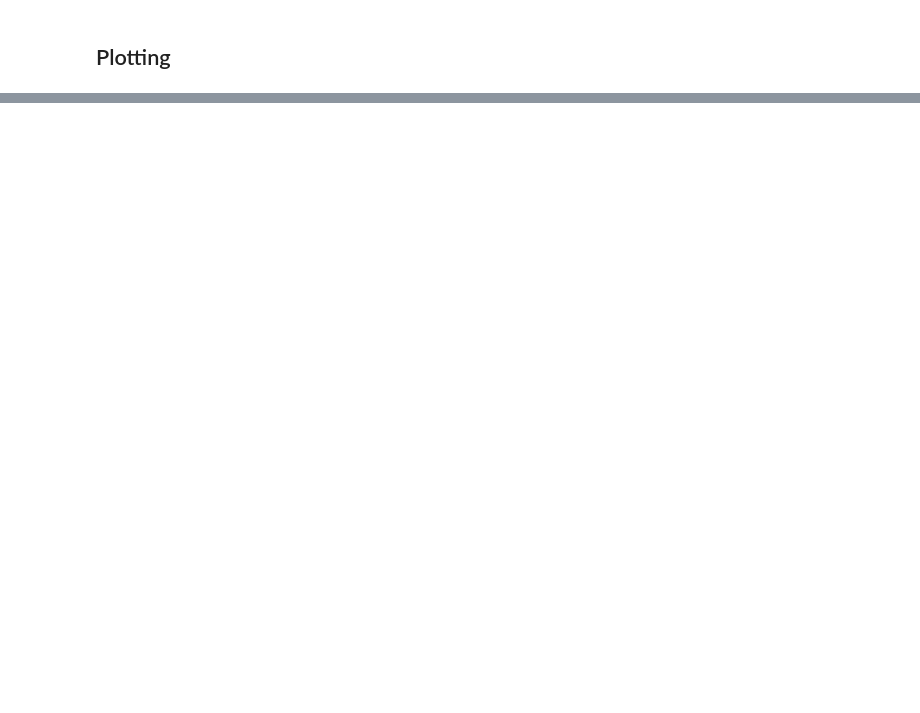
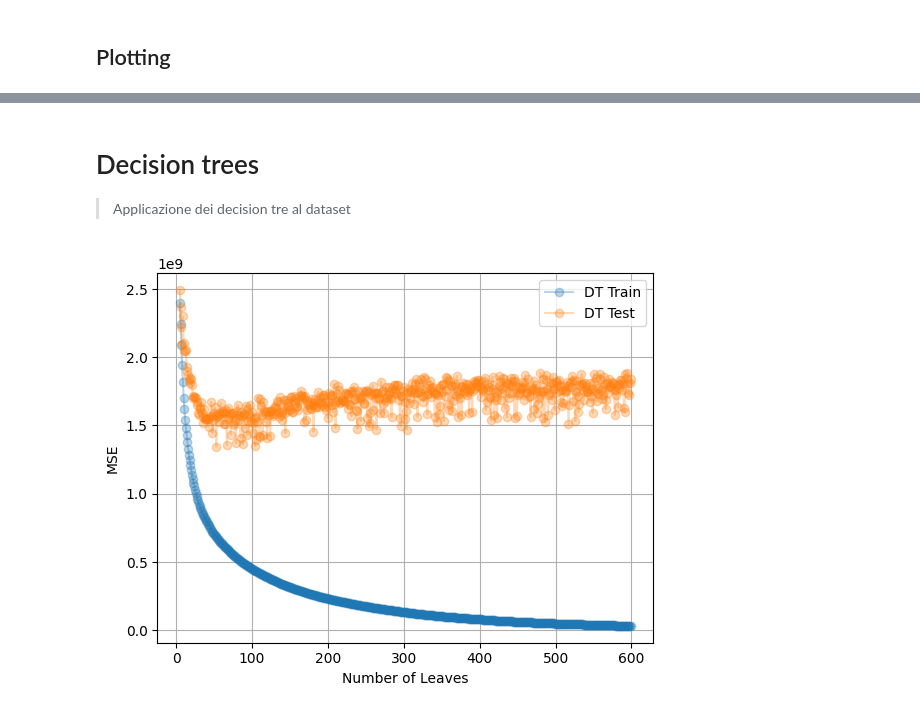
Before and after one commit to davide-tonetto-884585/House-Sale-Price-Prediction, a Jupyter notebook: script.ipynb, the cells around one changed output, grey strips where cells are left out. Cells and saved outputs as stored; diff of their text form; code cells hidden in the pictures; blank space fills up the shorter version.

Commit message:
confrontato errore algoritmi visti a lezione

```diff
--- a/script.ipynb
+++ b/script.ipynb
@@ -107,2 +106,50 @@ plt.show()
 [figure]
 [figure]
+# %% [markdown]
+# Decision trees
+> Applicazione dei decision tre al dataset
+# %%
+import pandas
+from scipy.io import arff
+from sklearn.tree import DecisionTreeRegressor, plot_tree
+from sklearn.model_selection import train_test_split
+from sklearn.metrics import mean_squared_error
+
+dataset = arff.loadarff('ames_housing.arff')
+data = pandas.DataFrame(dataset[0])
+
+X = data._get_numeric_data()
+X = X.loc[:, ~X.columns.isin(
+    ['Sale_Price', 'Longitude', 'Latitude', 'TotRms_AbvGrd'])]
+X = X.loc[:, ~X.columns.isin(
+    [col for col in X if len(X[col].value_counts()) < 13])]
+
+y = data['Sale_Price']
+
+# split dataset in train set and test set
+X_train, X_test, y_train, y_test = train_test_split(X, y, test_size=0.33, random_state=42)
+
+errors = []
+
+for max_leaves in range(5, 600):
+    # train and predict
+    dt = DecisionTreeRegressor(max_leaf_nodes=max_leaves)
+    dt.fit(X_train,y_train)
+
+    # compute Accuracy
+    train_acc = mean_squared_error(y_true=y_train, y_pred=dt.predict(X_train))
+    test_acc  = mean_squared_error(y_true=y_test,  y_pred=dt.predict(X_test))
+
+    errors += [ [max_leaves, train_acc, test_acc] ]
+
+errors = np.array(errors)
+
+fig, ax = plt.subplots()
+ax.plot(errors[:, 0], errors[:, 1], "o-", label="DT Train", alpha=0.3)
+ax.plot(errors[:, 0], errors[:, 2], "o-", label="DT Test", alpha=0.3)
+ax.set_ylabel("MSE")
+ax.set_xlabel("Number of Leaves")
+ax.grid()
+ax.legend();
+# %% [output]
+[figure, added]
```
Also changed, not shown: parts of 6 cells of this notebook.
